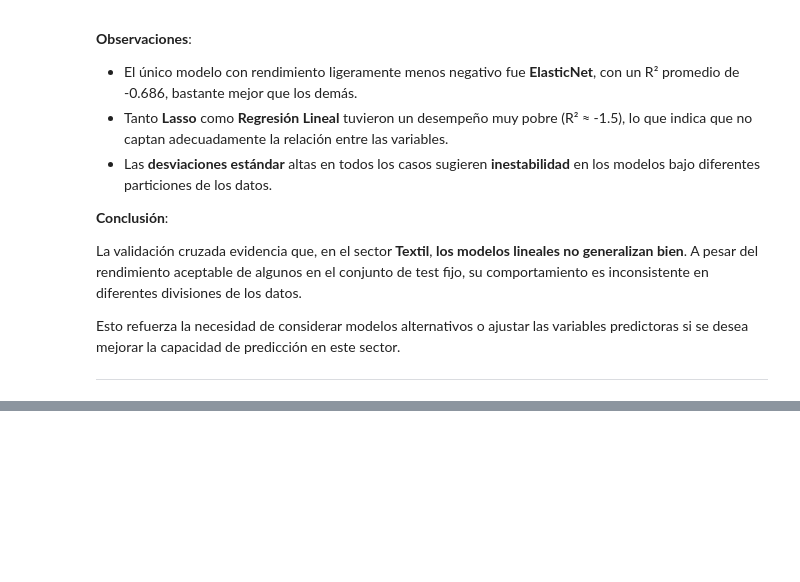
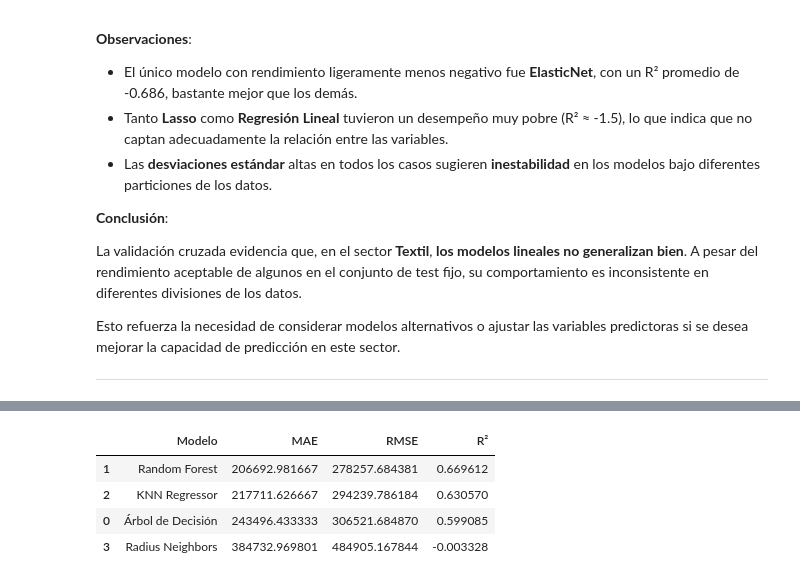
Before and after one commit to lunalucianoj/produccion-industrial-tdf, a Jupyter notebook: notebooks/01_exploracion_y_union_datasets.ipynb, the cells around one changed output, grey strips where cells are left out. Saved outputs shown, nothing was run; the diff lists cells and outputs as text; code cells hidden in the pictures; blank space fills up the shorter version.

```diff
--- a/notebooks/01_exploracion_y_union_datasets.ipynb
+++ b/notebooks/01_exploracion_y_union_datasets.ipynb
@@ -3248,0 +3361,43 @@ Esto refuerza la necesidad de considerar modelos alternativos o ajustar las vari
+# %%
+# Modelos no lineales
+from sklearn.tree import DecisionTreeRegressor
+from sklearn.ensemble import RandomForestRegressor
+from sklearn.neighbors import KNeighborsRegressor, RadiusNeighborsRegressor
+from sklearn.metrics import mean_absolute_error, mean_squared_error, r2_score
+import pandas as pd
+import numpy as np
+
+# Lista de modelos
+modelos = [
+    ("Árbol de Decisión", DecisionTreeRegressor(random_state=42)),
+    ("Random Forest", RandomForestRegressor(n_estimators=100, random_state=42)),
+    ("KNN Regressor", KNeighborsRegressor(n_neighbors=5)),
+    ("Radius Neighbors", RadiusNeighborsRegressor(radius=50000))
+]
+
+# Entrenamiento y evaluación
+resultados = []
+for nombre, modelo in modelos:
+    modelo.fit(X_train, y_train)
+    y_pred = modelo.predict(X_test)
+
+    mae = mean_absolute_error(y_test, y_pred)
+    rmse = np.sqrt(mean_squared_error(y_test, y_pred))
+    r2 = r2_score(y_test, y_pred)
+
+    resultados.append({
+        "Modelo": nombre,
+        "MAE": mae,
+        "RMSE": rmse,
+        "R²": r2
+    })
+
+# Mostrar resultados
+df_resultados_no_lineales_elec = pd.DataFrame(resultados)
+display(df_resultados_no_lineales_elec.sort_values(by="R²", ascending=False))
+# %% [output]
+|  | Modelo | MAE | RMSE | R² |
+| 1 | Random Forest | 206692.981667 | 278257.684381 | 0.669612 |
+| 2 | KNN Regressor | 217711.626667 | 294239.786184 | 0.630570 |
+| 0 | Árbol de Decisión | 243496.433333 | 306521.684870 | 0.599085 |
+| 3 | Radius Neighbors | 384732.969801 | 484905.167844 | -0.003328 |
```
Also changed, not shown: parts of 33 cells of this notebook.
